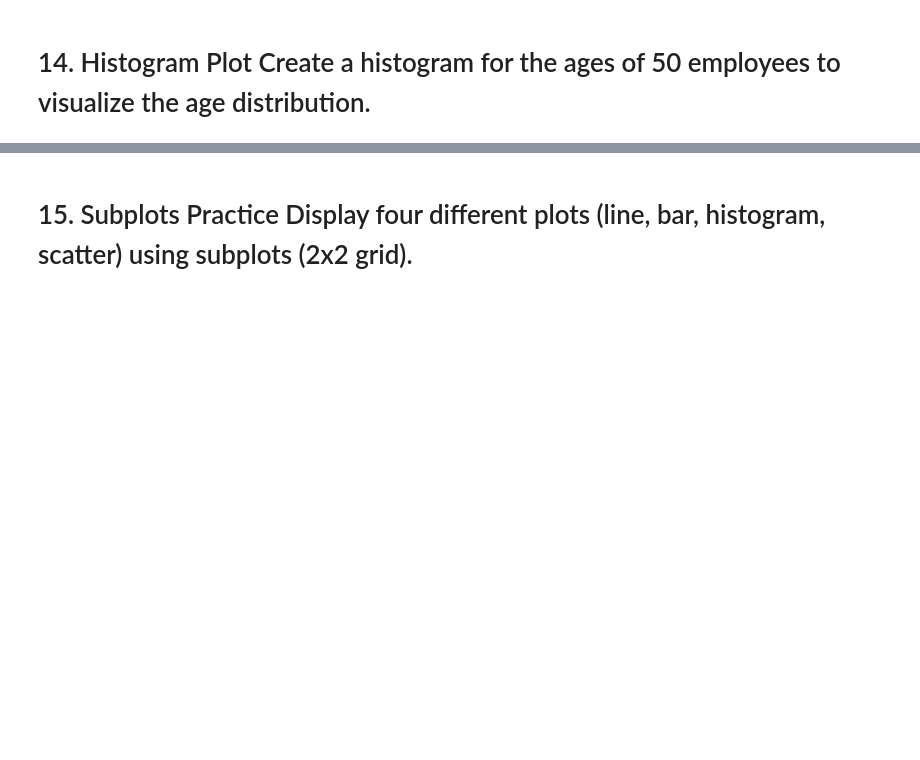
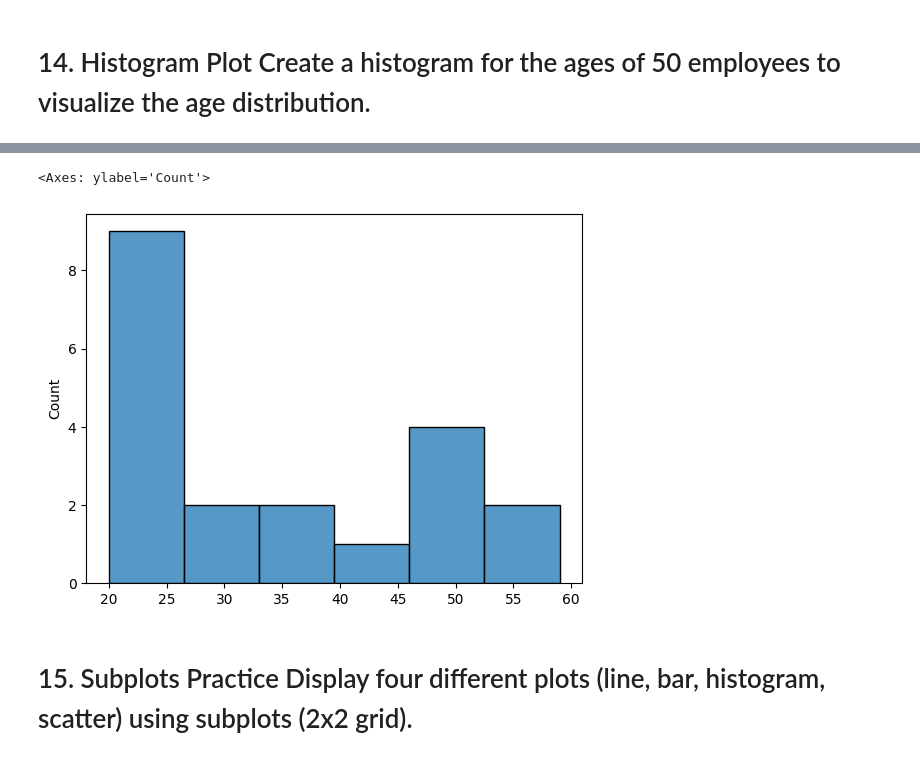
Before and after one commit to ayush1512/Programming-HPC, a Jupyter notebook: ML/Assignment_1.ipynb, the cells around one changed output, grey strips where cells are left out. Drawn from its saved outputs; the diff is of its cells as text; code cells hidden in the pictures; blank space fills up the shorter version.

```diff
--- a/ML/Assignment_1.ipynb
+++ b/ML/Assignment_1.ipynb
@@ -279,2 +400,7 @@ array([38, 72, 50, 60, 70, 33, 38, 50, 53, 67])
+# %%
+sns.histplot(age)
+# %% [output]
+<Axes: ylabel='Count'>
+[figure, added]
 # %% [markdown]
 # 15. Subplots Practice Display four different plots (line, bar, histogram, scatter) using subplots (2x2 grid).
```
Also changed, not shown: parts of 45 cells of this notebook, 50 other files.
